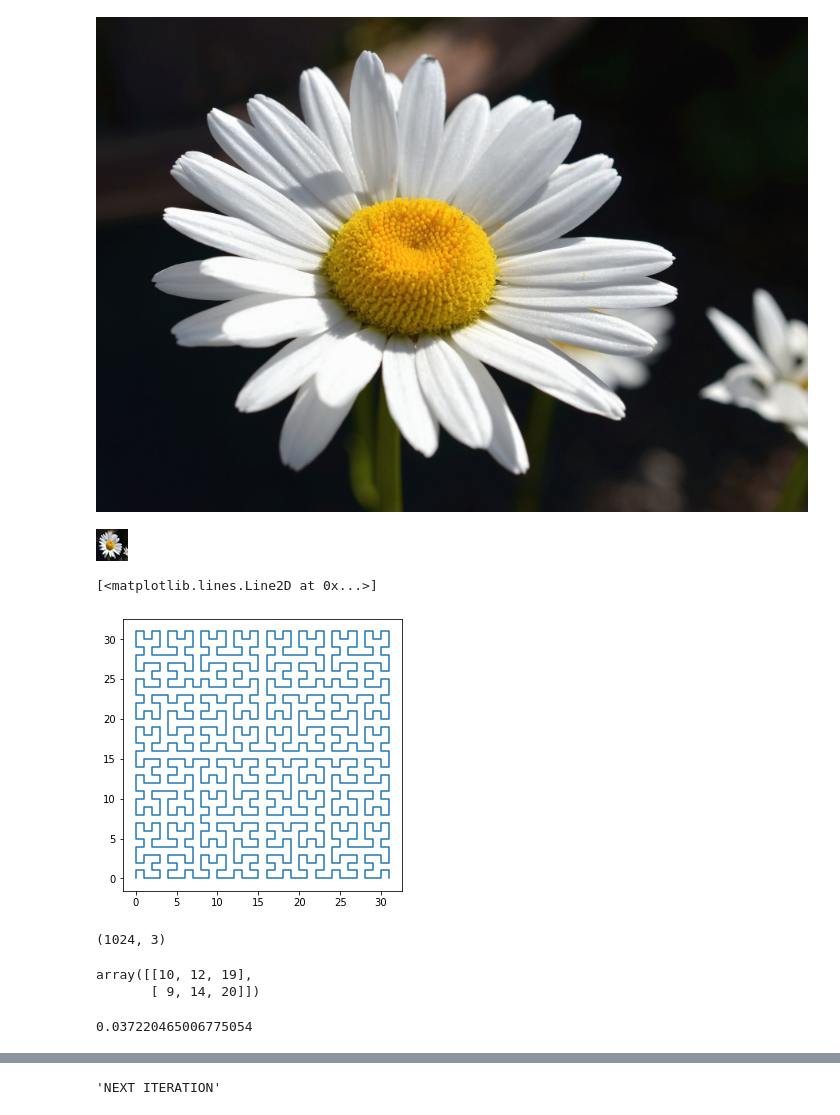
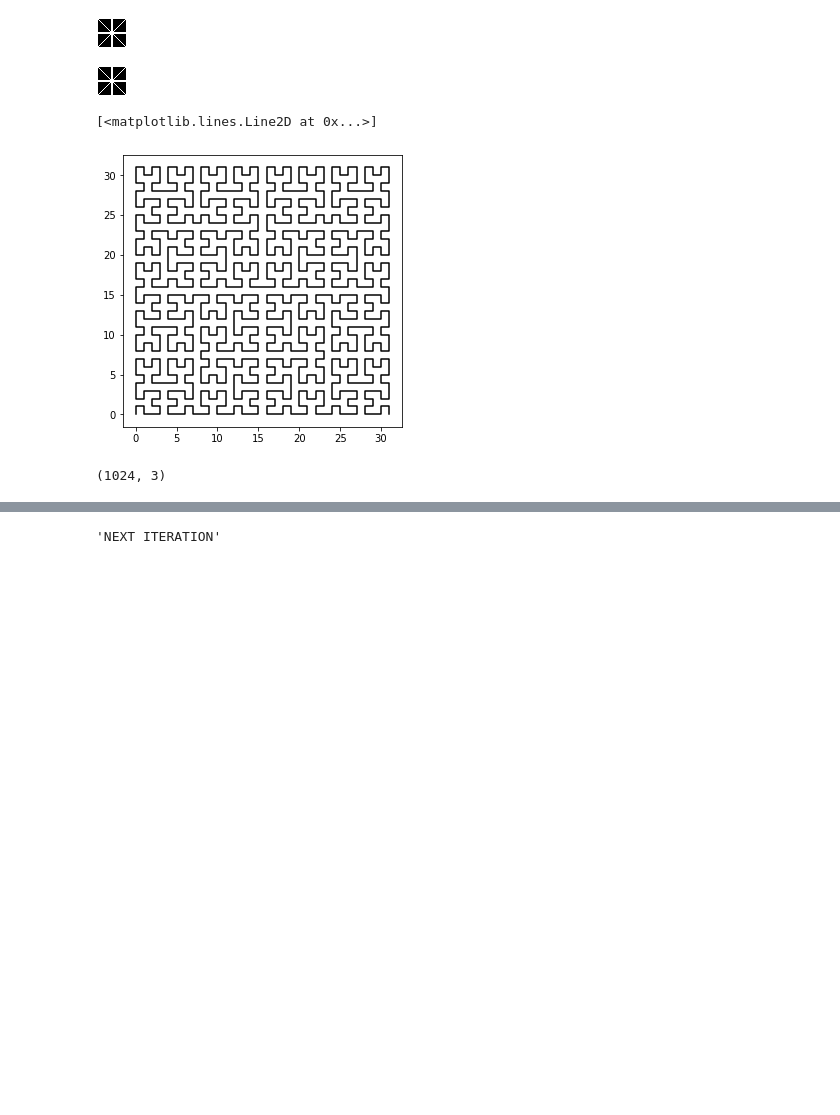
Before and after one commit to ivanvoid/pigs, a Jupyter notebook: dev_notebooks/test2.ipynb, the cells around one changed output, grey strips where cells are left out. Saved outputs shown, nothing was run; the diff lists cells and outputs as text; code cells hidden in the pictures; blank space fills up the shorter version.

Commit message:
updated tests and cpp source

```diff
--- a/dev_notebooks/test2.ipynb
+++ b/dev_notebooks/test2.ipynb
@@ -12,12 +14,13 @@ import numpy as np
 
 from scipy.ndimage import sobel
 # %%
-image = Image.open('../data/flower.jpg')
+image = Image.open('../data/test.png')
+# image = Image.open('../data/flower.jpg')
 # image = Image.open('pigs.jpg')
 
 image
 # %% [output]
-[figure, old version]
+[figure, new version]
 # %%
 # im_size = (2**6, 2**6)
 m = 5
@@ -25,7 +28,7 @@ im_size = (2**m, 2**m)
 image_ = image.resize(im_size, )
 image_
 # %% [output]
-[figure, old version]
+[figure, new version]
 # %%
 import numpy as np
 from hilbert import decode, encode
@@ -33,10 +36,10 @@ from hilbert import decode, encode
 locs = decode(np.arange(2**m*2**m), 2, m).astype(np.int)
 
 plt.figure(figsize=(5,5))
-plt.plot(locs[:,0], locs[:,1])
+plt.plot(locs[:,0], locs[:,1], 'k')
 # %% [output]
 [<matplotlib.lines.Line2D at 0x...>]
-[figure, old version]
+[figure, new version]
 # %%
 '''Hilbert flattenning'''
 ndarray_image = np.array(image_).astype(int) #/ 255
@@ -56,22 +59,6 @@ def rgb_pos_kernel(rgb1,rgb2,pos1,pos2,N,beta):
     result = np.exp(-beta * l2)
 
     return result
-# %%
-flatted_image[-2:]
-# %% [output]
-array([[10, 12, 19],
-       [ 9, 14, 20]])
-# %%
-rgb1 = (0,0,0)
-rgb2 = (2,2,2)
-pos1 = (3,3)
-pos2 = (4,4)
-N = 10
-beta = 1
-
-rgb_pos_kernel(rgb1,rgb2,pos1,pos2,N,beta)
-# %% [output]
-0.037220465006775054
 # %%
 plt.plot(flatted_image)
 plt.show()
```
Also changed, not shown: parts of 12 cells of this notebook, 6 other files.
